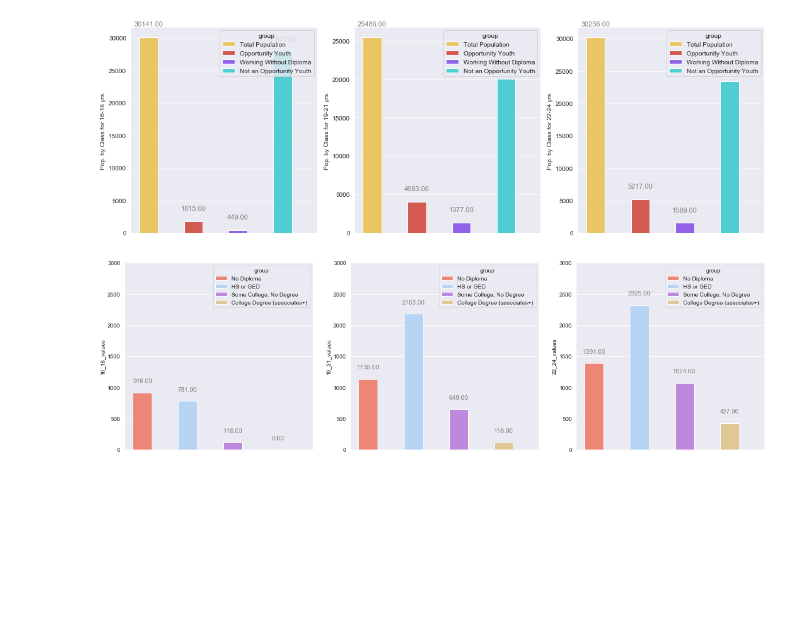
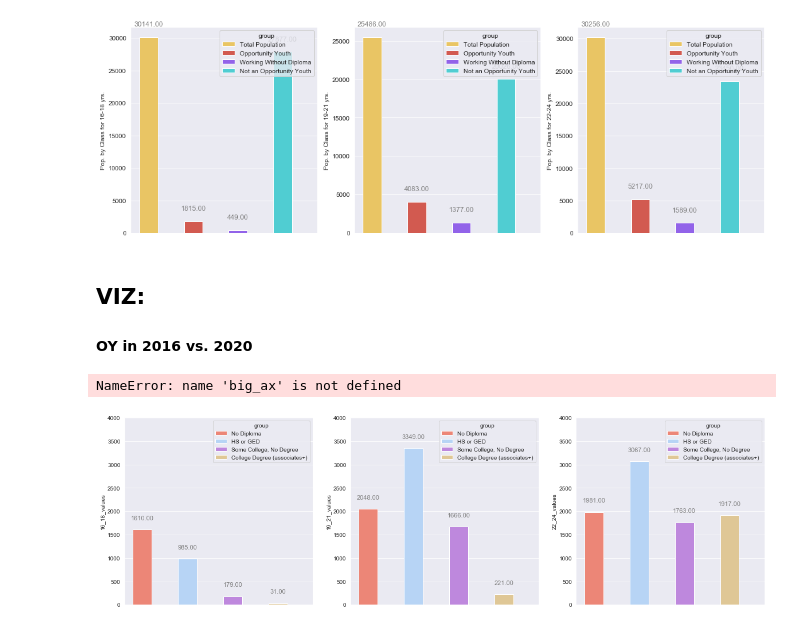
Before and after one commit to sam-thurman/dsc-mod-1-project-seattle-ds, a Jupyter notebook: notebooks/exploratory/02_samt_v2_exploratory.ipynb, the cells around one changed output. Saved outputs shown, nothing was run; the diff lists cells and outputs as text; code cells hidden in the pictures; blank space fills up the shorter version.

```diff
--- a/notebooks/exploratory/02_samt_v2_exploratory.ipynb
+++ b/notebooks/exploratory/02_samt_v2_exploratory.ipynb
@@ -107,7 +101,14 @@ oy_by_education
 viz.plot_working_diploma_status(oy_by_age_df)
 # %% [output]
 [figure]
-# %%
-viz.plot_oy_education_breakdown_2020(oy_by_education)
-# %% [output]
-[figure, removed]
+# %% [markdown]
+## VIZ:
+#### OY in 2016 vs. 2020
+# %%
+# import matplotlib.pyplot as plt
+# fig, big_ax = plt.subplots(2,3)
+big_ax[0] = viz.plot_oy_education_breakdown_2016(oy_by_education_2016)
+big_ax[1] = viz.plot_oy_education_breakdown_2020(oy_by_education)
+# %% [output]
+NameError: name 'big_ax' is not defined
+[figure, added]
```
Also changed, not shown: parts of 6 cells of this notebook, 1 other file.
